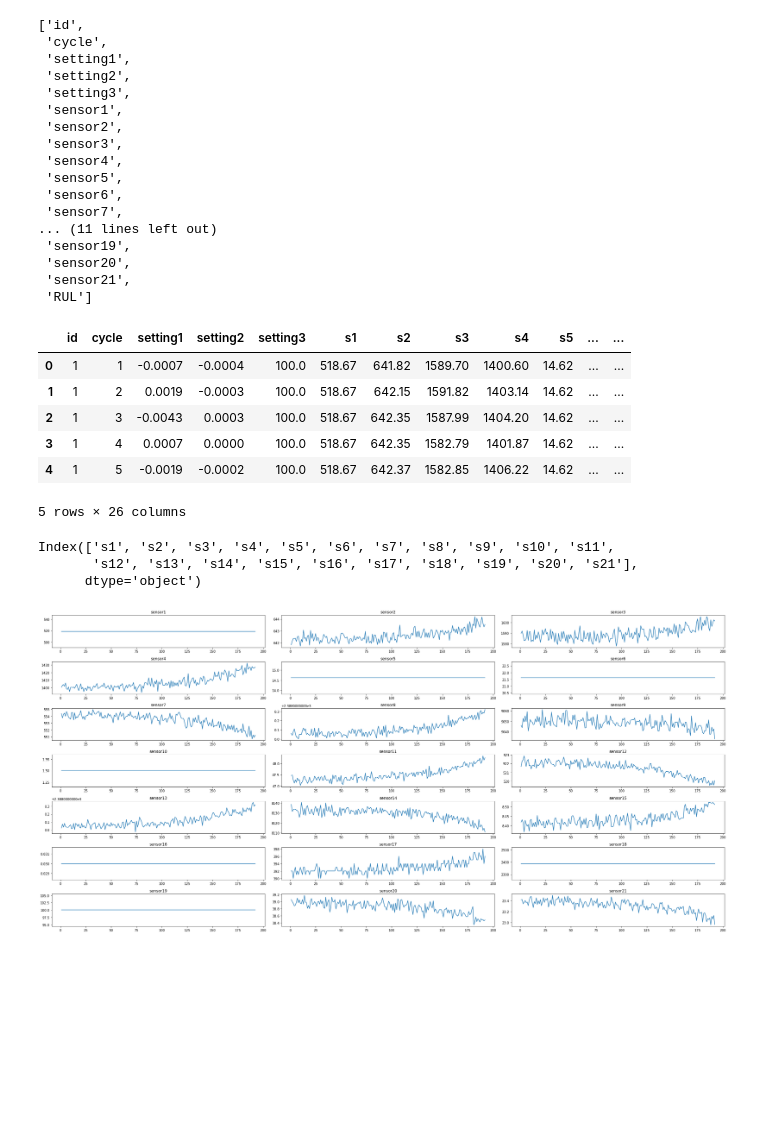
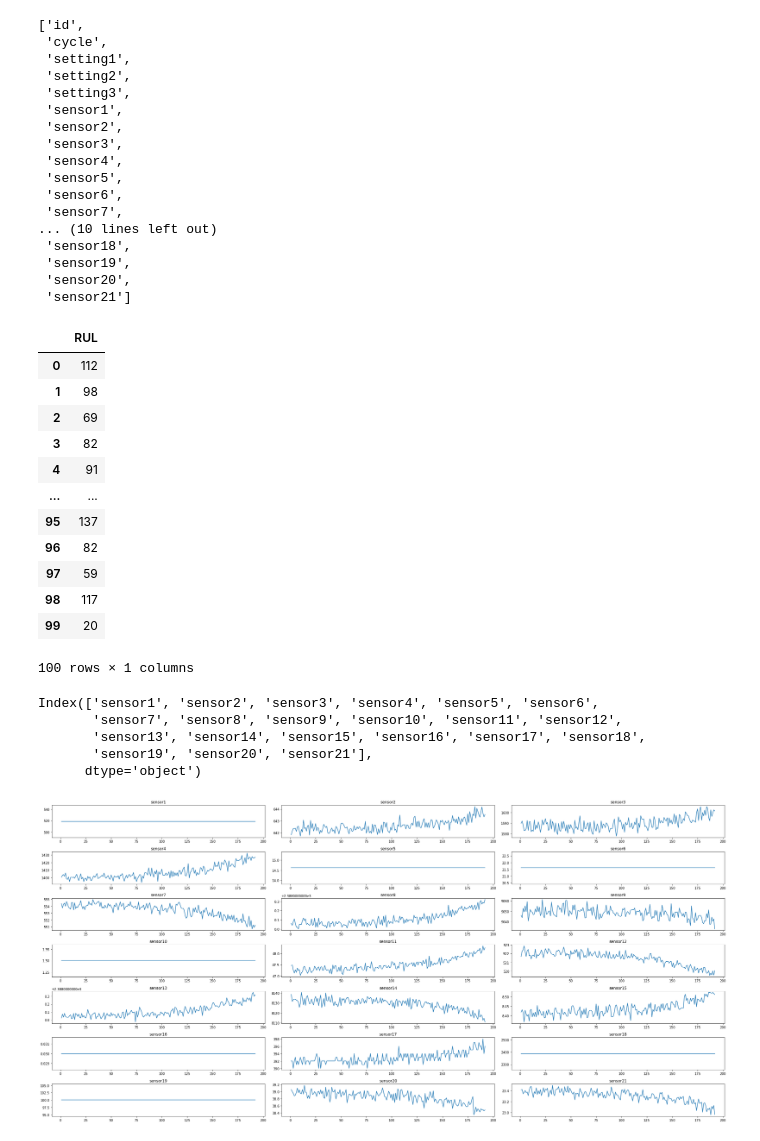
Before and after one commit to ChiXiaohang/CMAPSS_Preprocessing, a Jupyter notebook: data_view.ipynb, the cells around one changed output. Saved outputs shown, nothing was run; the diff lists cells and outputs as text; code cells hidden in the pictures; blank space fills up the shorter version.

Commit message:
Done first training with CNN+LSTM

```diff
--- a/data_view.ipynb
+++ b/data_view.ipynb
@@ -9,7 +9,7 @@ cycle_col = ['cycle']
 setting_cols = ['setting1', 'setting2', 'setting3']
 sensor_cols = ['sensor' + str(i) for i in range(1, 22)]
 rul_col = ['RUL']
-header = id_col + cycle_col + setting_cols + sensor_cols + rul_col
+header = id_col + cycle_col + setting_cols + sensor_cols #+ rul_col
 header
 # %% [output]
 ['id',
@@ -24,11 +24,11 @@ header
  'sensor5',
  'sensor6',
  'sensor7',
-... (11 lines left out)
+... (10 lines left out)
+ 'sensor18',
  'sensor19',
  'sensor20',
- 'sensor21',
- 'RUL']
+ 'sensor21']
 # %%
 def read_data(filename):
 
@@ -51,20 +51,29 @@ filename= "FD001"
 # %%
 train_df, test_df, truth_df = read_data(filename)
 # %%
-train_df.head()
+truth_df.columns = rul_col
+truth_df
 # %% [output]
-|  | id | cycle | setting1 | setting2 | setting3 | s1 | s2 | s3 | s4 | s5 | ... | ... |
-| 0 | 1 | 1 | -0.0007 | -0.0004 | 100.0 | 518.67 | 641.82 | 1589.70 | 1400.60 | 14.62 | ... | ... |
-| 1 | 1 | 2 | 0.0019 | -0.0003 | 100.0 | 518.67 | 642.15 | 1591.82 | 1403.14 | 14.62 | ... | ... |
-| 2 | 1 | 3 | -0.0043 | 0.0003 | 100.0 | 518.67 | 642.35 | 1587.99 | 1404.20 | 14.62 | ... | ... |
-| 3 | 1 | 4 | 0.0007 | 0.0000 | 100.0 | 518.67 | 642.35 | 1582.79 | 1401.87 | 14.62 | ... | ... |
-| 4 | 1 | 5 | -0.0019 | -0.0002 | 100.0 | 518.67 | 642.37 | 1582.85 | 1406.22 | 14.62 | ... | ... |
+|  | RUL |
+| 0 | 112 |
+| 1 | 98 |
+| 2 | 69 |
+| 3 | 82 |
+| 4 | 91 |
+| ... | ... |
+| 95 | 137 |
+| 96 | 82 |
+| 97 | 59 |
+| 98 | 117 |
+| 99 | 20 |
-5 rows × 26 columns
+100 rows × 1 columns
 # %%
 test_df.columns[5:]
 # %% [output]
-Index(['s1', 's2', 's3', 's4', 's5', 's6', 's7', 's8', 's9', 's10', 's11',
-       's12', 's13', 's14', 's15', 's16', 's17', 's18', 's19', 's20', 's21'],
+Index(['sensor1', 'sensor2', 'sensor3', 'sensor4', 'sensor5', 'sensor6',
+       'sensor7', 'sensor8', 'sensor9', 'sensor10', 'sensor11', 'sensor12',
+       'sensor13', 'sensor14', 'sensor15', 'sensor16', 'sensor17', 'sensor18',
+       'sensor19', 'sensor20', 'sensor21'],
       dtype='object')
 # %%
 def plotSensorDataOfId(data, mcId):
```
Also changed, not shown: parts of 22 cells of this notebook, 3 other files.
